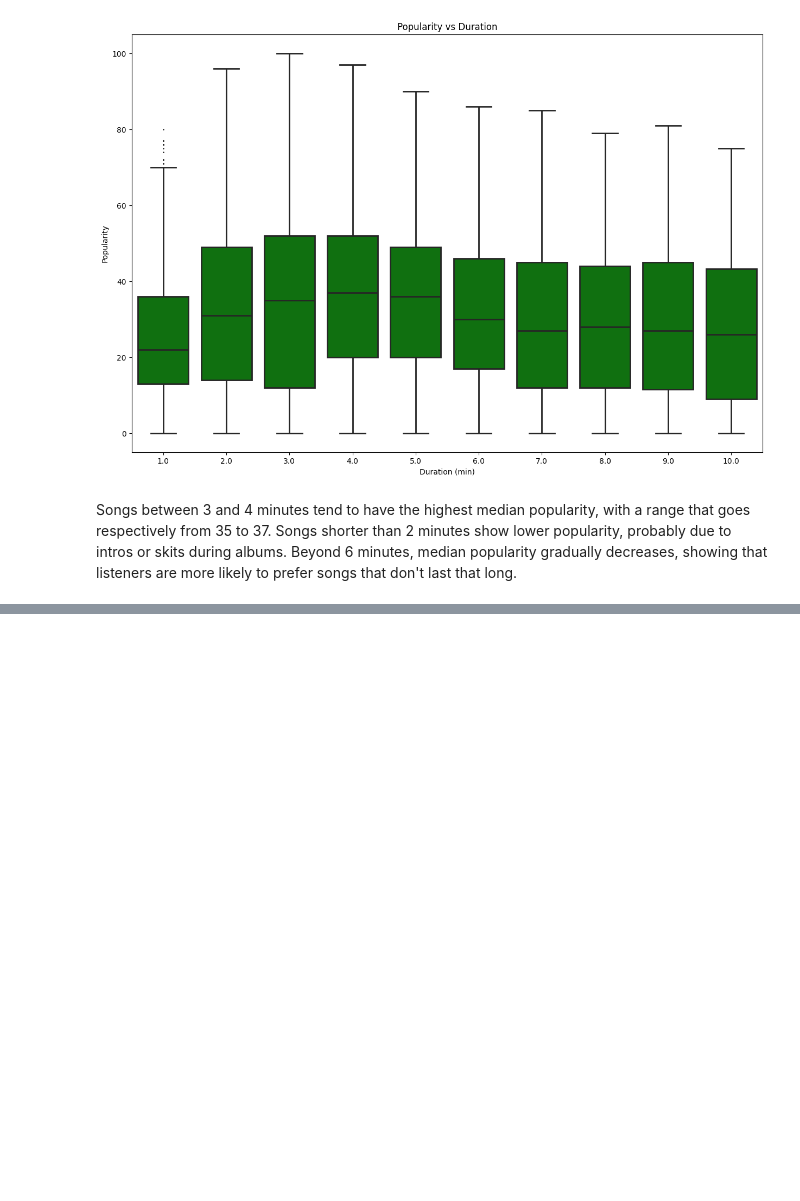
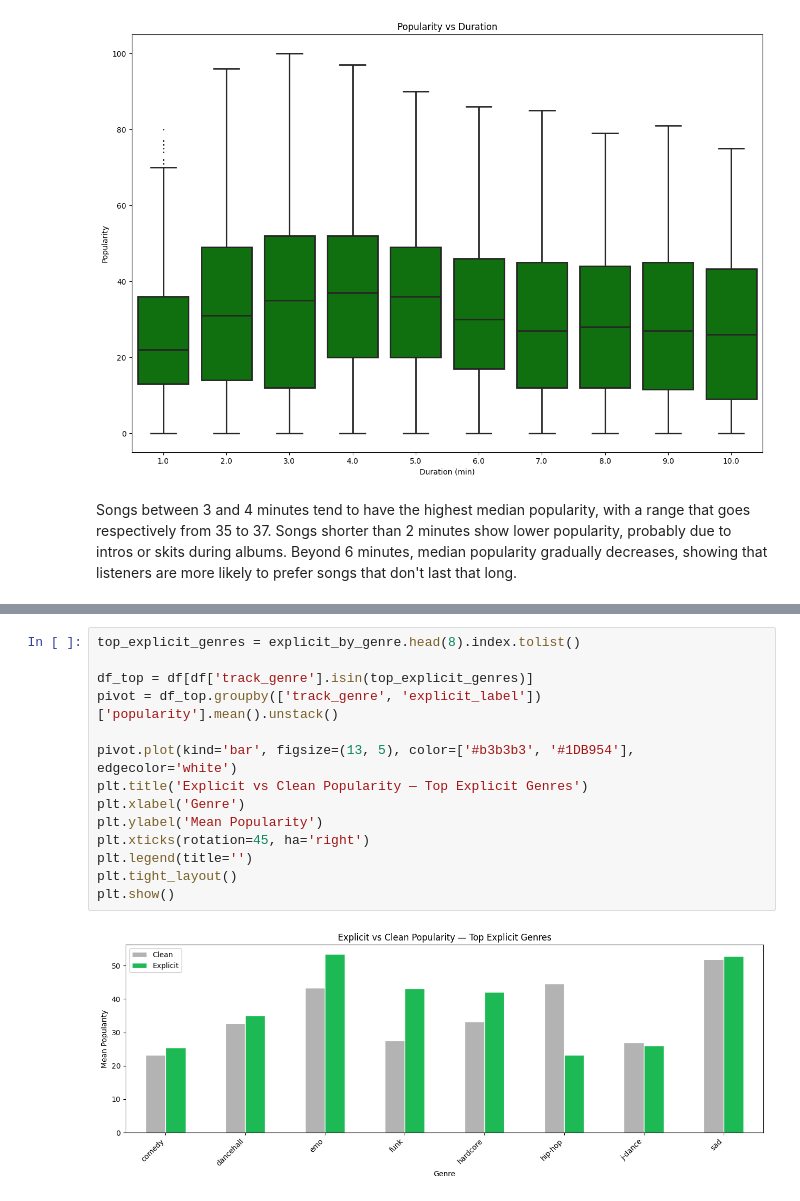
Before and after one commit to TortorelliRocco/Spotify_Analysis, a Jupyter notebook: SpotifyProject.ipynb, the cells around one changed output, grey strips where cells are left out. Cells and saved outputs as stored; diff of their text form; blank space fills up the shorter version.

```diff
--- a/SpotifyProject.ipynb
+++ b/SpotifyProject.ipynb
@@ -283,0 +365,16 @@ Beyond 6 minutes, median popularity gradually decreases, showing that listeners
+# %%
+top_explicit_genres = explicit_by_genre.head(8).index.tolist()
+
+df_top = df[df['track_genre'].isin(top_explicit_genres)]
+pivot = df_top.groupby(['track_genre', 'explicit_label'])['popularity'].mean().unstack()
+
+pivot.plot(kind='bar', figsize=(13, 5), color=['#b3b3b3', '#1DB954'], edgecolor='white')
+plt.title('Explicit vs Clean Popularity — Top Explicit Genres')
+plt.xlabel('Genre')
+plt.ylabel('Mean Popularity')
+plt.xticks(rotation=45, ha='right')
+plt.legend(title='')
+plt.tight_layout()
+plt.show()
+# %% [output]
+[figure, added]
```
Also changed, not shown: parts of 8 cells of this notebook.
